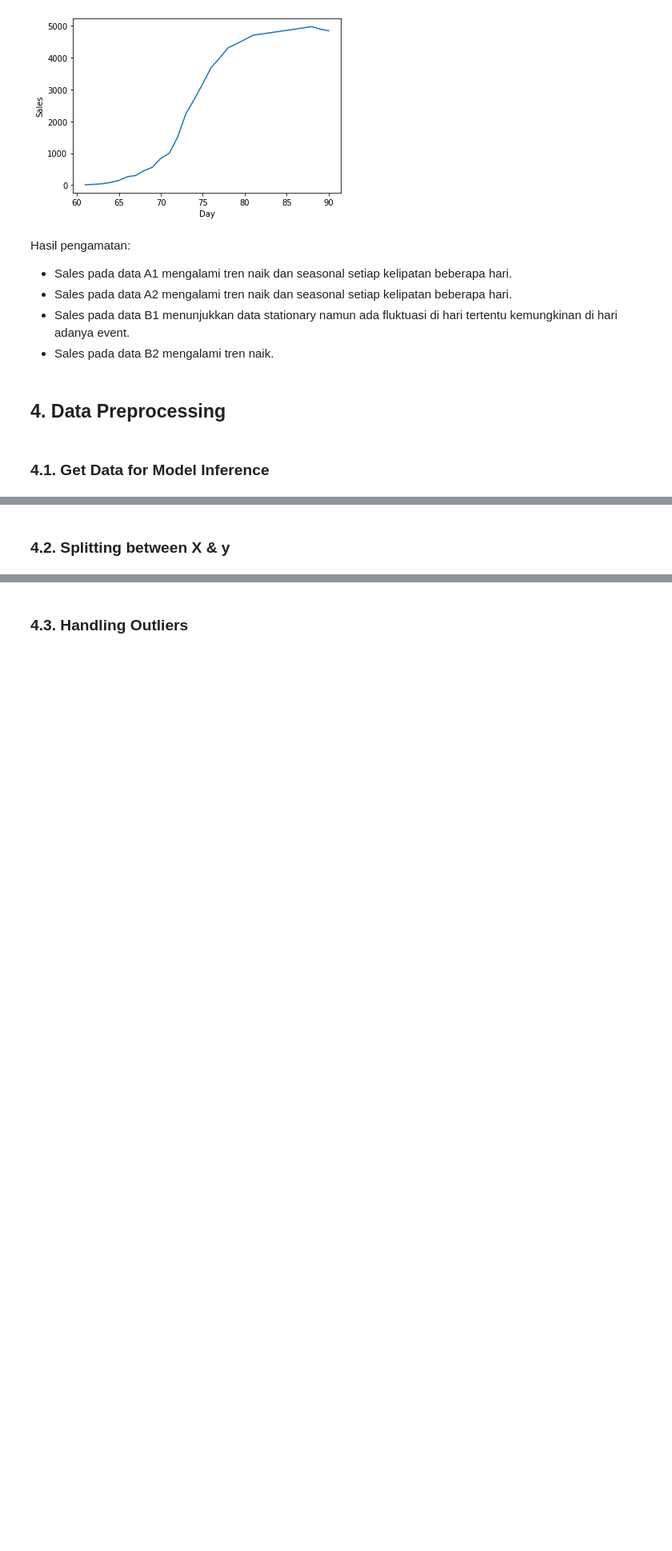
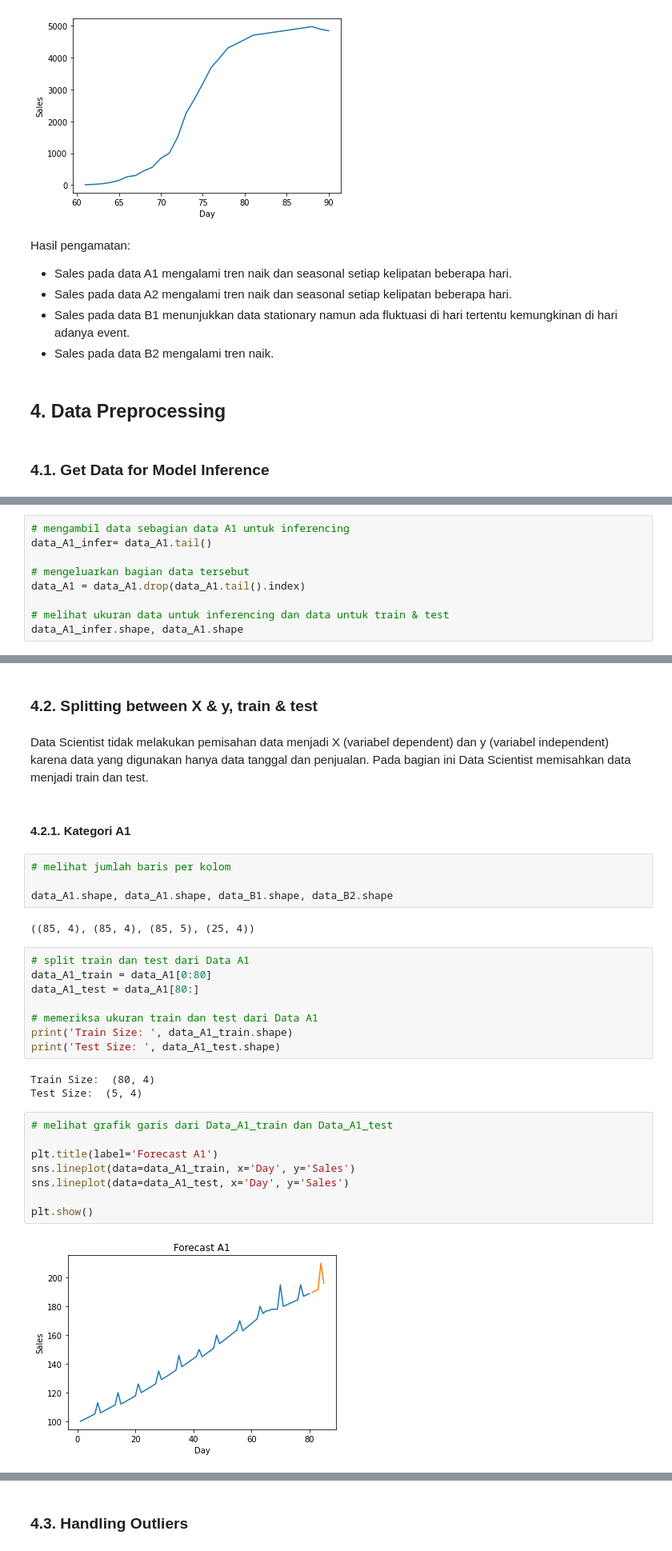
Before and after one commit to WennyCS/Data-Science-Hacktiv8, a Jupyter notebook: Forecasting_Model_for_Kalbe.ipynb, the cells around one changed output, grey strips where cells are left out. Shown: that part at 80% size. Saved outputs shown, nothing was run; the diff lists cells and outputs as text; blank space fills up the shorter version.

```diff
--- a/Forecasting_Model_for_Kalbe.ipynb
+++ b/Forecasting_Model_for_Kalbe.ipynb
@@ -383,0 +456,9 @@ Hasil pengamatan:
+# %%
+# mengambil data sebagian data A1 untuk inferencing
+data_A1_infer= data_A1.tail()
+
+# mengeluarkan bagian data tersebut
+data_A1 = data_A1.drop(data_A1.tail().index)
+
+# melihat ukuran data untuk inferencing dan data untuk train & test
+data_A1_infer.shape, data_A1.shape
@@ -384,2 +625,33 @@ Hasil pengamatan:
 # %% [markdown]
-### 4.2. Splitting between X & y
+### 4.2. Splitting between X & y, train & test
+# %% [markdown]
+Data Scientist tidak melakukan pemisahan data menjadi X (variabel dependent) dan y (variabel independent) karena data yang digunakan hanya data tanggal dan penjualan. Pada bagian ini Data Scientist memisahkan data menjadi train dan test.
+# %% [markdown]
+#### 4.2.1. Kategori A1
+# %%
+# melihat jumlah baris per kolom
+
+data_A1.shape, data_A1.shape, data_B1.shape, data_B2.shape
+# %% [output]
+((85, 4), (85, 4), (85, 5), (25, 4))
+# %%
+# split train dan test dari Data A1
+data_A1_train = data_A1[0:80]
+data_A1_test = data_A1[80:]
+
+# memeriksa ukuran train dan test dari Data A1
+print('Train Size: ', data_A1_train.shape)
+print('Test Size: ', data_A1_test.shape)
+# %% [output]
+Train Size:  (80, 4)
+Test Size:  (5, 4)
+# %%
+# melihat grafik garis dari Data_A1_train dan Data_A1_test
+
+plt.title(label='Forecast A1')
+sns.lineplot(data=data_A1_train, x='Day', y='Sales')
+sns.lineplot(data=data_A1_test, x='Day', y='Sales')
+
+plt.show()
+# %% [output]
+[figure, added]
```
Also changed, not shown: parts of 103 cells of this notebook.
